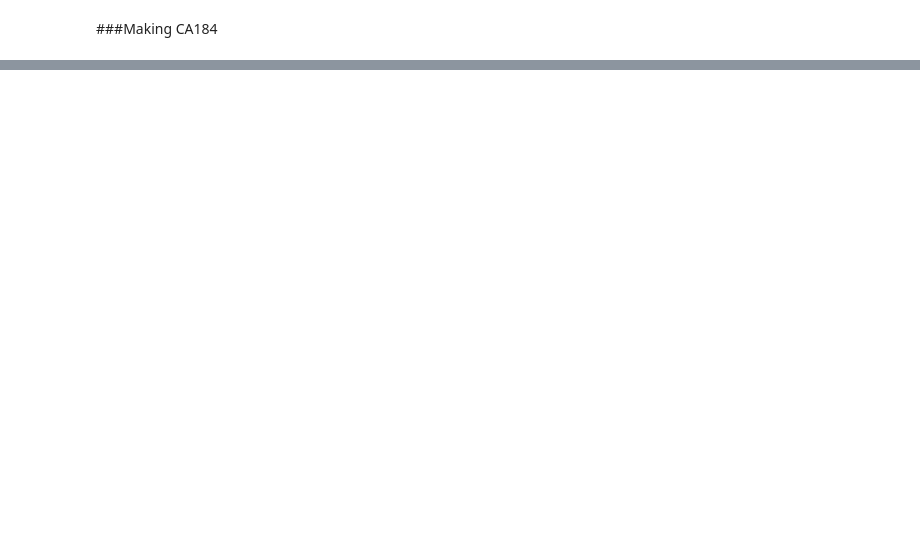
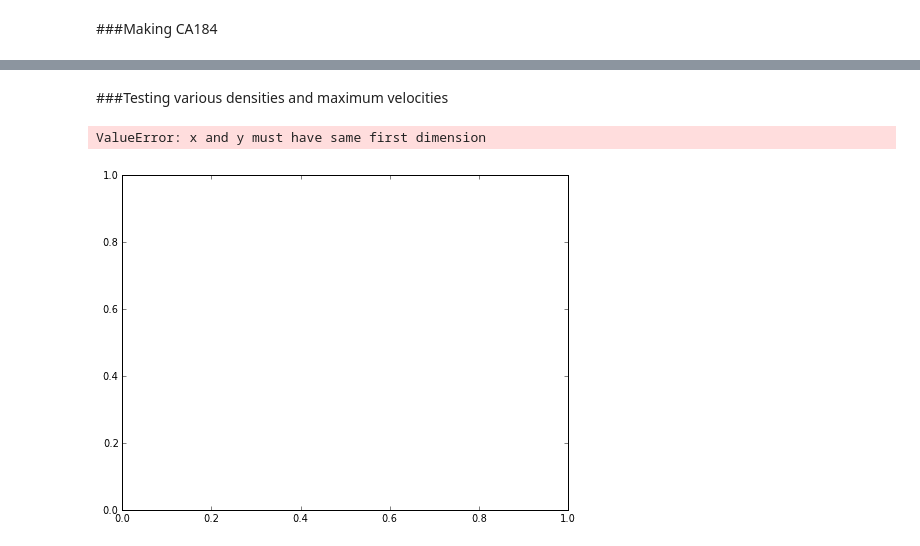
Before and after one commit to wsnyderPHYS202/PHYS202-S13, a Jupyter notebook: Project/Project.ipynb, the cells around one changed output, grey strips where cells are left out. Saved outputs shown, nothing was run; the diff lists cells and outputs as text; code cells hidden in the pictures; blank space fills up the shorter version.

```diff
--- a/Project/Project.ipynb
+++ b/Project/Project.ipynb
@@ -379,0 +340,34 @@ show()'''
+# %% [markdown]
+###Testing various densities and maximum velocities
+# %%
+rl = 100.
+vmax = 10.
+cars = 80
+N = 150
+
+density_array = ones(cars)
+cars_arr = arange(2,cars+1,1)
+rl_arr = rl*ones(cars_arr.size)
+density_array = cars_arr/rl_arr
+density_array = append(density_array,0.777)#70 cars/110 rl
+
+time1 = arange(0, N, 1)
+
+for q in range(0,cars):
+    if (q == cars_arr.size):
+        conditions = Conditions(70,110, vmax)
+    else:
+        conditions = Conditions(cars_arr[q], rl,vmax)
+    final1, current1, avgv1, car_position1 = Running(N, 'CA184', conditions,rl,vmax)
+    avgv_arr1 = array([])
+    sum_v1 = sum(avgv1)/N
+    avgv_arr1 = append(avgv_arr1,sum_v1)
+
+figure(figsize = (8,6))
+plot(density_array, avgv_arr1 , label = 'current', lw = 2)
+legend(loc = 'best')
+show()
+#print avgv_arr1.size, density_array.size
+# %% [output]
+ValueError: x and y must have same first dimension
+[figure, added]
```
Also changed, not shown: parts of 16 cells of this notebook.
